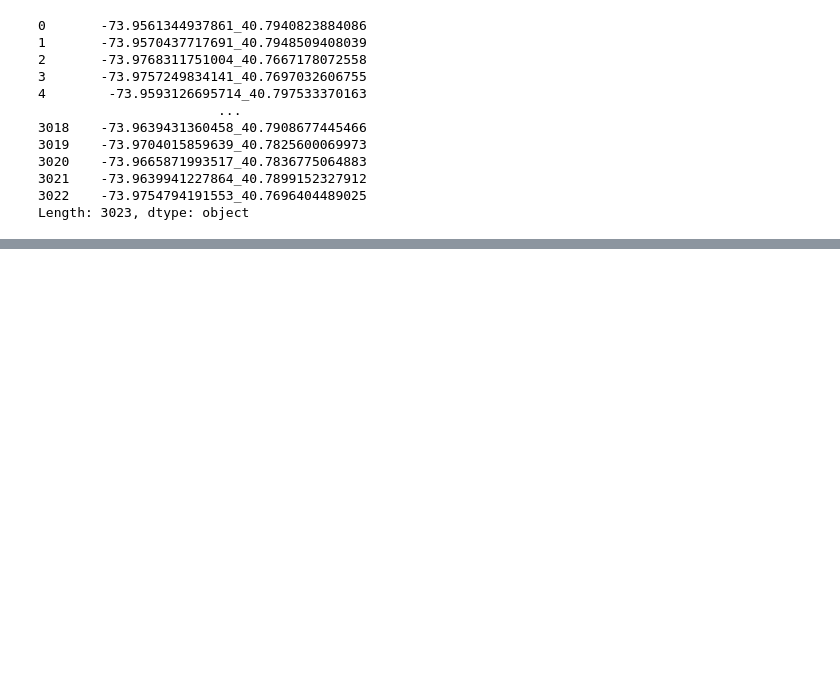
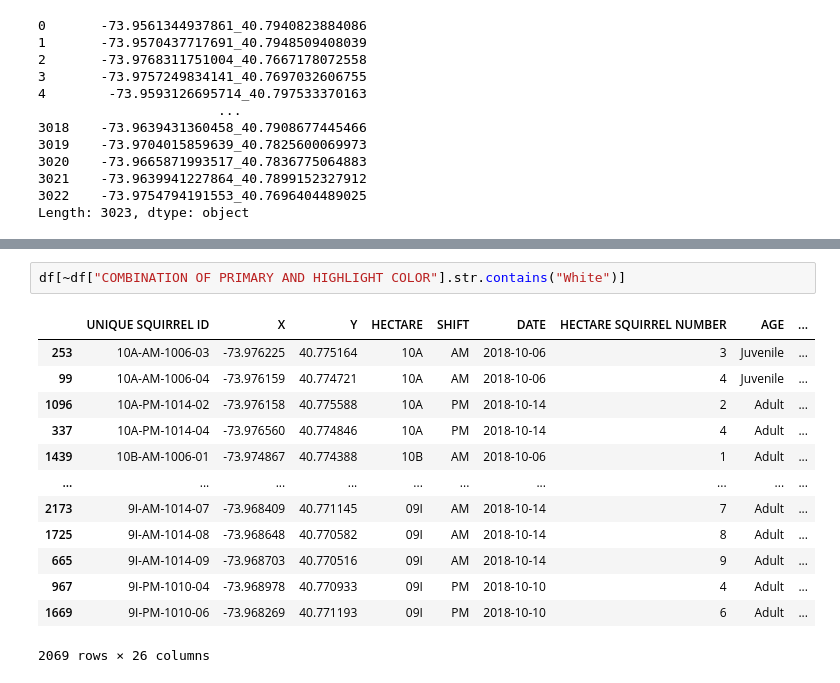
Before and after one commit to bayraktarengin/eurotech_ds, a Jupyter notebook: sincap1.ipynb, the cells around one changed output, grey strips where cells are left out. Cells and saved outputs as stored; diff of their text form; blank space fills up the shorter version.

```diff
--- a/sincap1.ipynb
+++ b/sincap1.ipynb
@@ -305,0 +629,16 @@ dtype: int64
+# %%
+df[~df["COMBINATION OF PRIMARY AND HIGHLIGHT COLOR"].str.contains("White")]
+# %% [output]
+|  | UNIQUE SQUIRREL ID | X | Y | HECTARE | SHIFT | DATE | HECTARE SQUIRREL NUMBER | AGE | ... |
+| 253 | 10A-AM-1006-03 | -73.976225 | 40.775164 | 10A | AM | 2018-10-06 | 3 | Juvenile | ... |
+| 99 | 10A-AM-1006-04 | -73.976159 | 40.774721 | 10A | AM | 2018-10-06 | 4 | Juvenile | ... |
+| 1096 | 10A-PM-1014-02 | -73.976158 | 40.775588 | 10A | PM | 2018-10-14 | 2 | Adult | ... |
+| 337 | 10A-PM-1014-04 | -73.976560 | 40.774846 | 10A | PM | 2018-10-14 | 4 | Adult | ... |
+| 1439 | 10B-AM-1006-01 | -73.974867 | 40.774388 | 10B | AM | 2018-10-06 | 1 | Adult | ... |
+| ... | ... | ... | ... | ... | ... | ... | ... | ... | ... |
+| 2173 | 9I-AM-1014-07 | -73.968409 | 40.771145 | 09I | AM | 2018-10-14 | 7 | Adult | ... |
+| 1725 | 9I-AM-1014-08 | -73.968648 | 40.770582 | 09I | AM | 2018-10-14 | 8 | Adult | ... |
+| 665 | 9I-AM-1014-09 | -73.968703 | 40.770516 | 09I | AM | 2018-10-14 | 9 | Adult | ... |
+| 967 | 9I-PM-1010-04 | -73.968978 | 40.770933 | 09I | PM | 2018-10-10 | 4 | Adult | ... |
+| 1669 | 9I-PM-1010-06 | -73.968269 | 40.771193 | 09I | PM | 2018-10-10 | 6 | Adult | ... |
+2069 rows × 26 columns
```
Also changed, not shown: parts of 39 cells of this notebook.
